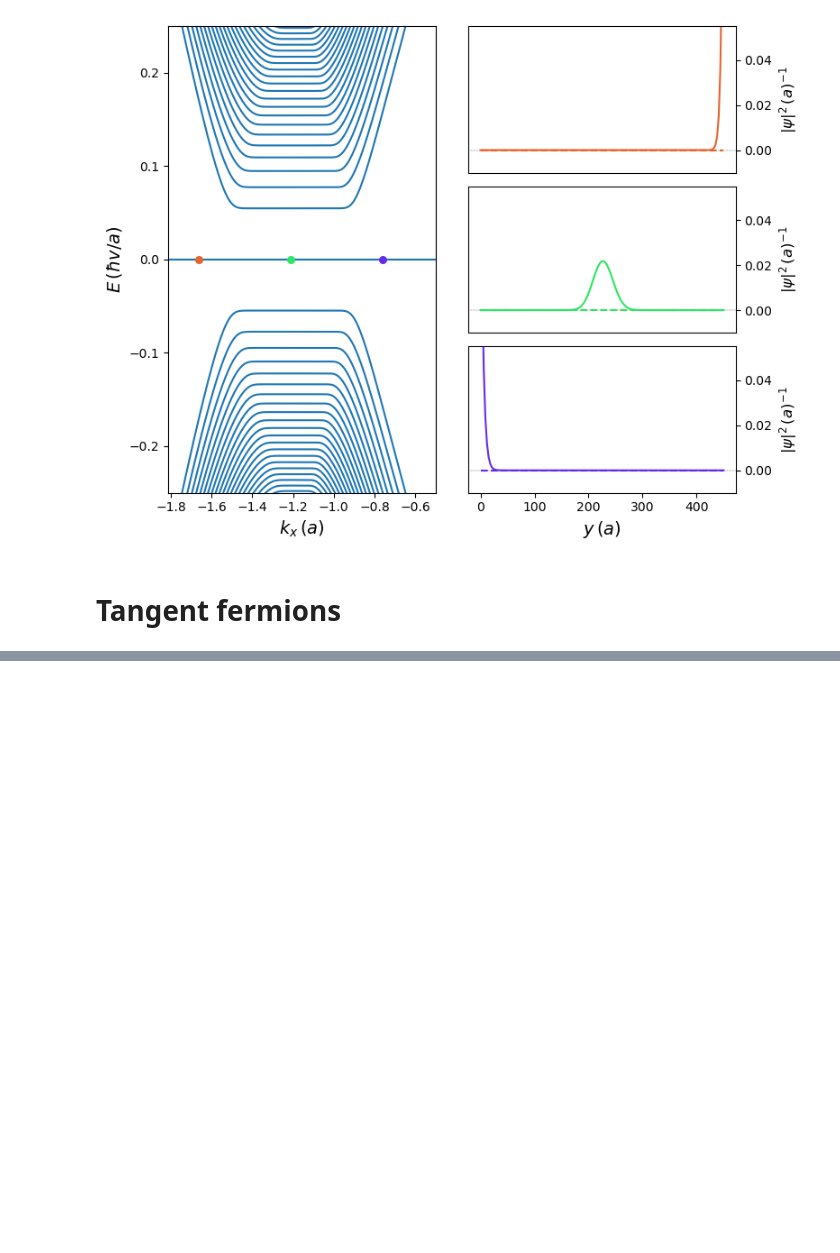
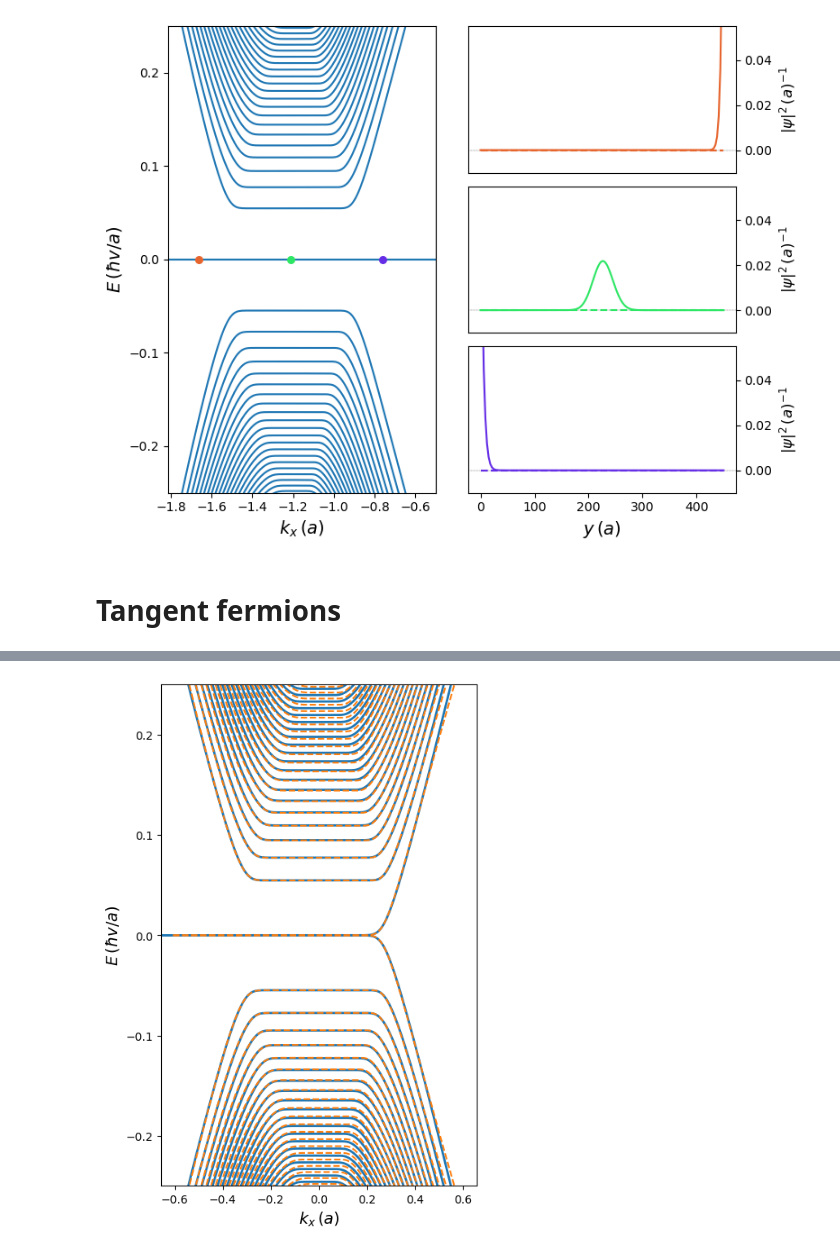
Before and after one commit to adonvel/tangent-magnetic-field, a Jupyter notebook: produce_plots-update.ipynb, the cells around one changed output, grey strips where cells are left out. Drawn from its saved outputs; the diff is of its cells as text; code cells hidden in the pictures; blank space fills up the shorter version.

```diff
--- a/produce_plots-update.ipynb
+++ b/produce_plots-update.ipynb
@@ -245,0 +308,32 @@ Text(0.5, 0, '$k_x\\,(a^{-1}_{\\text{graphene}})$')
+# %%
+manual_shift = 0.052
+momenta_center = momenta + (2*np.sqrt(3)/3+manual_shift)*np.ones(len(momenta))
+# %%
+#Plot bands
+fig = plt.figure(figsize = (5,8))
+ax = fig.add_subplot(111)
+for i in range(bands_tan.shape[1]):
+    ax.plot(momenta_tan,bands_tan[:,i], c = 'C0', lw = 2)
+
+for i in range(bands.shape[1]):
+    ax.plot(momenta_center,bands[:,i], c = 'C1',ls = 'dashed')
+
+ax.set_ylim(-0.25,0.25)
+ax.set_xlim(-(pi/np.sqrt(3)-0.5)/2,(pi/np.sqrt(3)-0.5)/2)
+ax.set_ylabel(r'$E\,(\hbar v/a)$',fontsize = 14)
+ax.set_xlabel(r'$k_x\,(a)$',fontsize = 14)
+
+
+# ######These lines are useful to check units
+# ax.axhline(np.sqrt(2*parameters['mag_field']), c = 'C1')########################################################  First Landau level
+# ax.axhline(-np.sqrt(2*parameters['mag_field']), c = 'C1')########################################################
+# ax.axline((0,0), slope=1, color='C2', label='by slope')######################################## Fermi velocity slope
+# ax.axline((0,0), slope=-1, color='C2', label='by slope')########################################
+# ax.axvline(3*parameters['width']*parameters['mag_field']/2, c = 'C3')######################## Skipping orbits centered the edge of the ribbon
+# ax.axvline(-3*parameters['width']*parameters['mag_field']/2, c = 'C3')#######################
+
+
+fig.show()
+#fig.savefig("both_zb.pdf", bbox_inches="tight")
+# %% [output]
+[figure, added]
```
Also changed, not shown: parts of 9 cells of this notebook, 2 other files.
